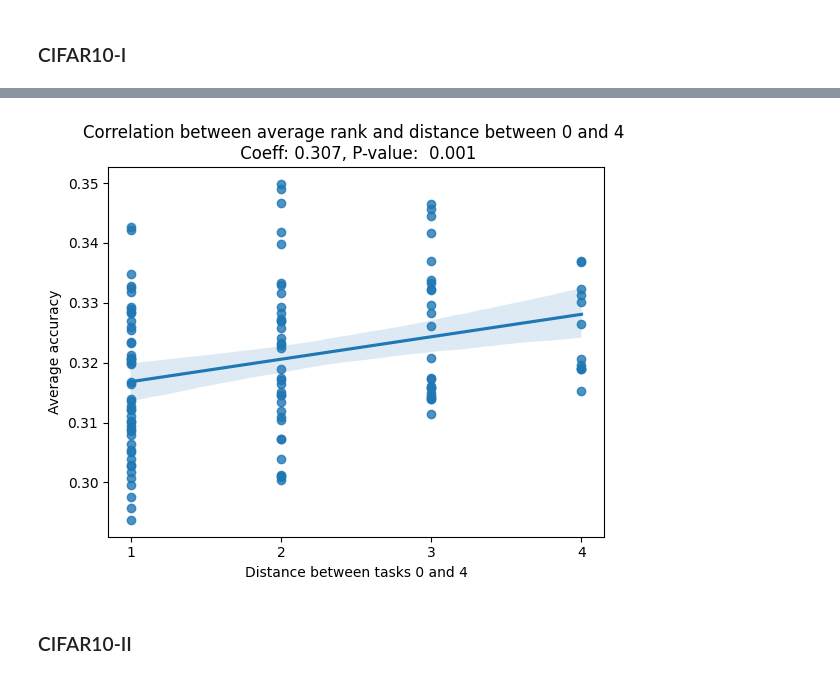
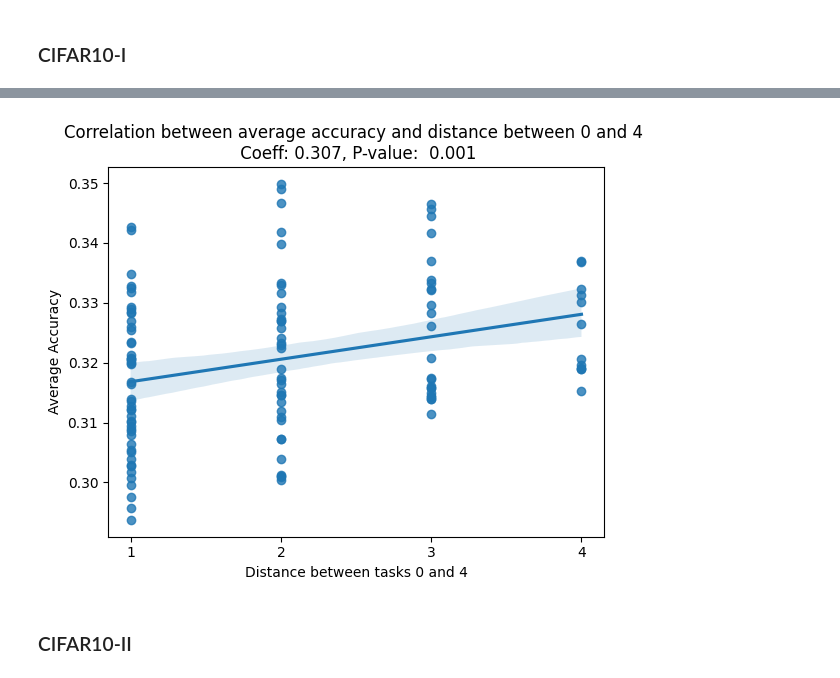
Before and after one commit to CoenSchouten01/Effect-of-task-order-in-online-class-incremental-learning, a Jupyter notebook: experiments_analysis.ipynb, the cells around one changed output, grey strips where cells are left out. Saved outputs shown, nothing was run; the diff lists cells and outputs as text; code cells hidden in the pictures.

Commit message:
Fix Typo in Plot

```diff
--- a/experiments_analysis.ipynb
+++ b/experiments_analysis.ipynb
@@ -561,10 +561,10 @@ sns.regplot(x=diff_0_4, y=rank, scatter=True)
 correlation_coefficient, p_value = spearmanr(rank, diff_0_4)
 print(f"{correlation_coefficient},  {p_value}")
 plt.title(
-    f"Correlation between average rank and distance between 0 and 4 \n Coeff: {round(correlation_coefficient, 3) }, P-value:  {round(p_value, 3)}"
+    f"Correlation between average accuracy and distance between 0 and 4 \n Coeff: {round(correlation_coefficient, 3) }, P-value:  {round(p_value, 3)}"
 )
 plt.xlabel("Distance between tasks 0 and 4")
-plt.ylabel("Average accuracy")
+plt.ylabel("Average Accuracy")
 plt.xticks([1, 2, 3, 4])
 plt.savefig("results/analysis/characteristics_good_bad_orders/CIFAR10-I/distance_0_4_acc_correlation.png")
 plt.show()
@@ -573,4 +573,4 @@ plt.show()
-[figure, old version]
+[figure, new version]
 # %% [markdown]
 ### CIFAR10-II
 # %%
```
Also changed, not shown: parts of 1 cell of this notebook, 11 other files.
